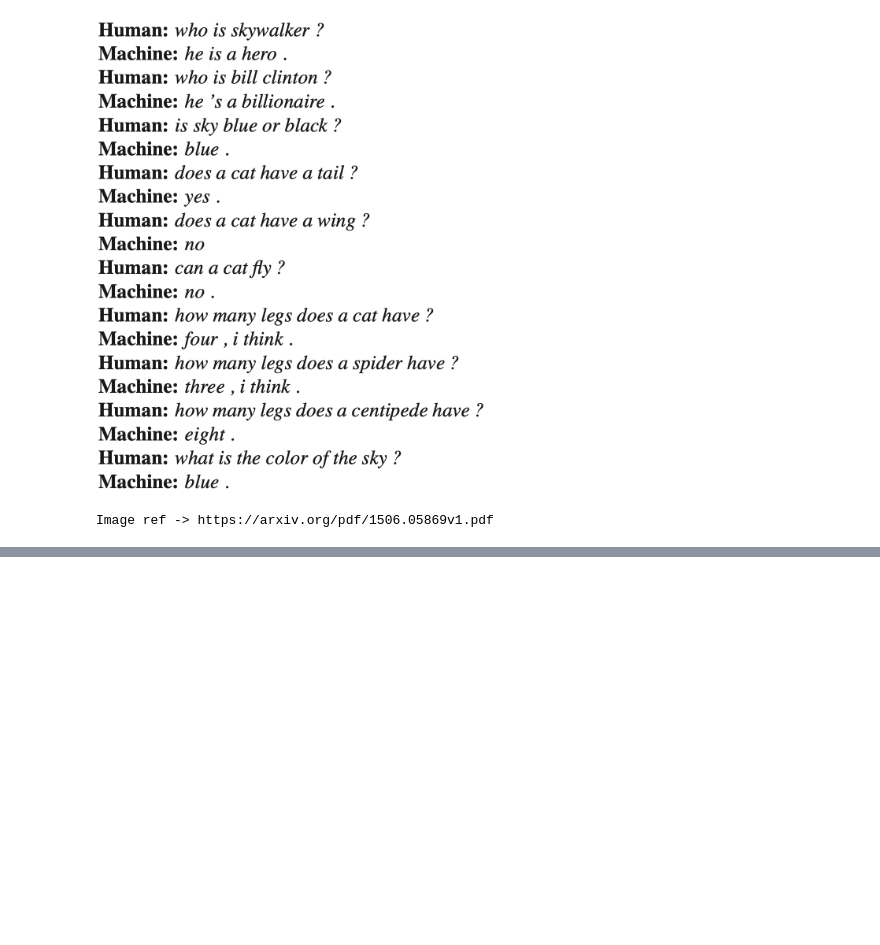
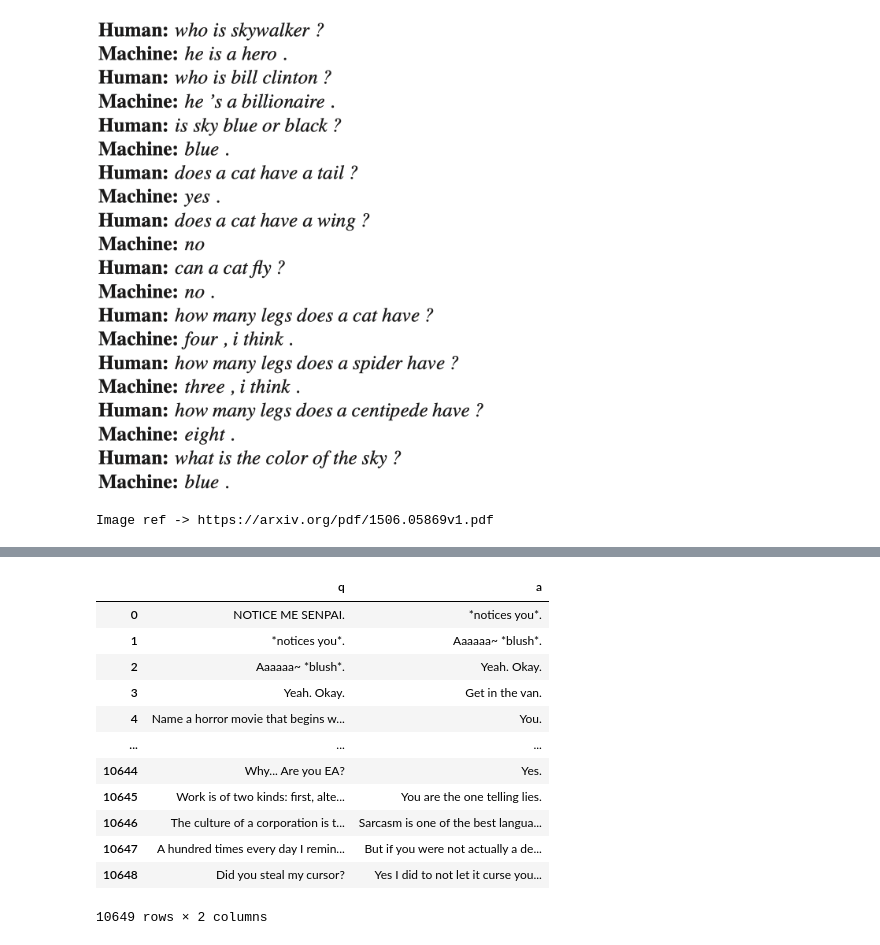
Before and after one commit to ylee9107/Chatbot_LSTM, a Jupyter notebook: ML App to Build a Chatbot.ipynb, the cells around one changed output, grey strips where cells are left out. Saved outputs shown, nothing was run; the diff lists cells and outputs as text; code cells hidden in the pictures; blank space fills up the shorter version.

```diff
--- a/ML App to Build a Chatbot.ipynb
+++ b/ML App to Build a Chatbot.ipynb
@@ -94,0 +95,7 @@ The dataset that will be used as the training data would be derived from real co
+# %%
+import pandas as pd
+import numpy as np
+import re
+import os
+
+pd.set_option('display.max_colwidth', 200)
@@ -94,0 +150,27 @@ The dataset that will be used as the training data would be derived from real co
+# %%
+# initialise with empty list:
+convo_list = []
+
+# Map the user define function onto the data:
+convo.map(questions_ans_pairs);
+
+# Convert 'convo' to Dataframe:
+convo_df = pd.Series(dict(convo_list)).to_frame().reset_index()
+convo_df.columns = ['q', 'a']
+# %%
+# Inspect:
+convo_df
+# %% [output]
+|  | q | a |
+| 0 | NOTICE ME SENPAI. | *notices you*. |
+| 1 | *notices you*. | Aaaaaa~ *blush*. |
+| 2 | Aaaaaa~ *blush*. | Yeah. Okay. |
+| 3 | Yeah. Okay. | Get in the van. |
+| 4 | Name a horror movie that begins w... | You. |
+| ... | ... | ... |
+| 10644 | Why... Are you EA? | Yes. |
+| 10645 | Work is of two kinds: first, alte... | You are the one telling lies. |
+| 10646 | The culture of a corporation is t... | Sarcasm is one of the best langua... |
+| 10647 | A hundred times every day I remin... | But if you were not actually a de... |
+| 10648 | Did you steal my cursor? | Yes I did to not let it curse you... |
+10649 rows × 2 columns
```
Also changed, not shown: parts of 28 cells of this notebook.
